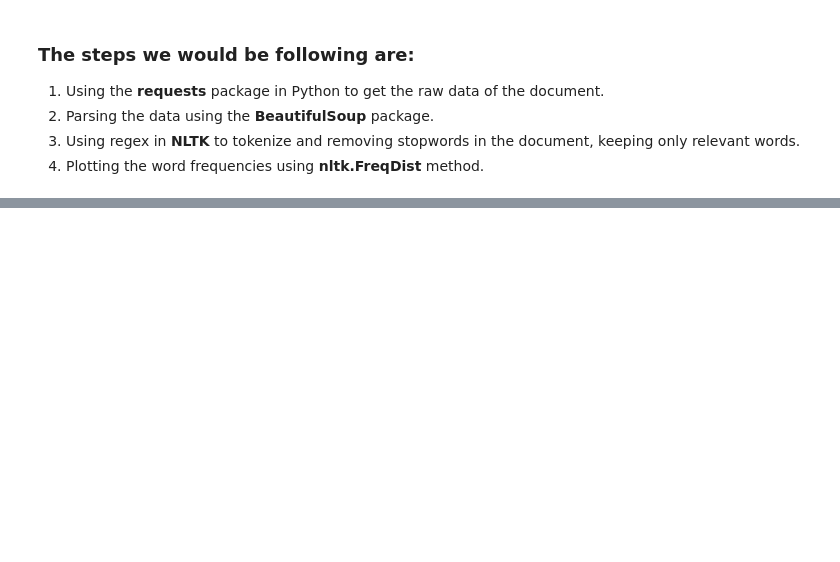
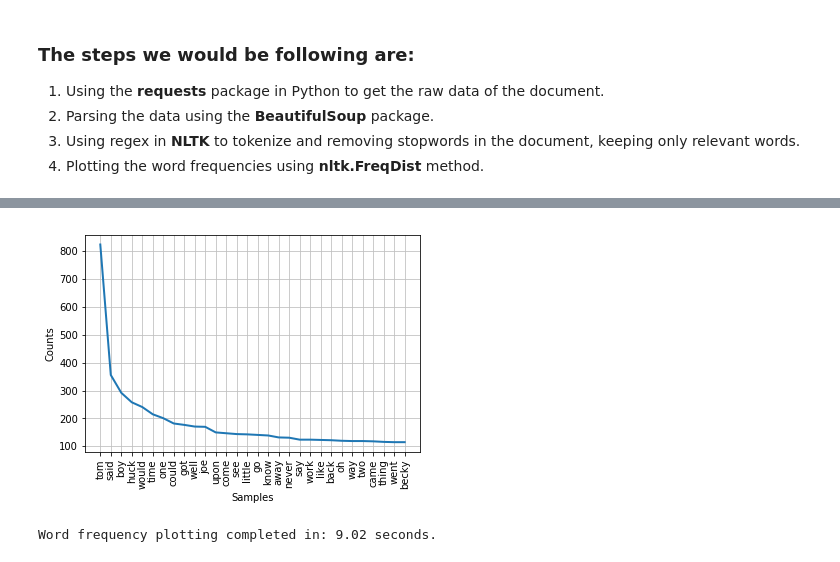
Before and after one commit to skhiearth/Word-Frequency, a Jupyter notebook: Word Frequency.ipynb, the cells around one changed output, grey strips where cells are left out. Drawn from its saved outputs; the diff is of its cells as text; code cells hidden in the pictures; blank space fills up the shorter version.

```diff
--- a/Word Frequency.ipynb
+++ b/Word Frequency.ipynb
@@ -65,0 +77,6 @@ def plot_word_freq(path_to_document):
+# %%
+# The Adventures of Tom Sawyer, Complete by Mark Twain (Samuel Clemens)
+word_frequency("https://www.gutenberg.org/files/74/74-h/74-h.htm")
+# %% [output]
+[figure, added]
+Word frequency plotting completed in: 9.02 seconds.
```
Also changed, not shown: parts of 7 cells of this notebook.
